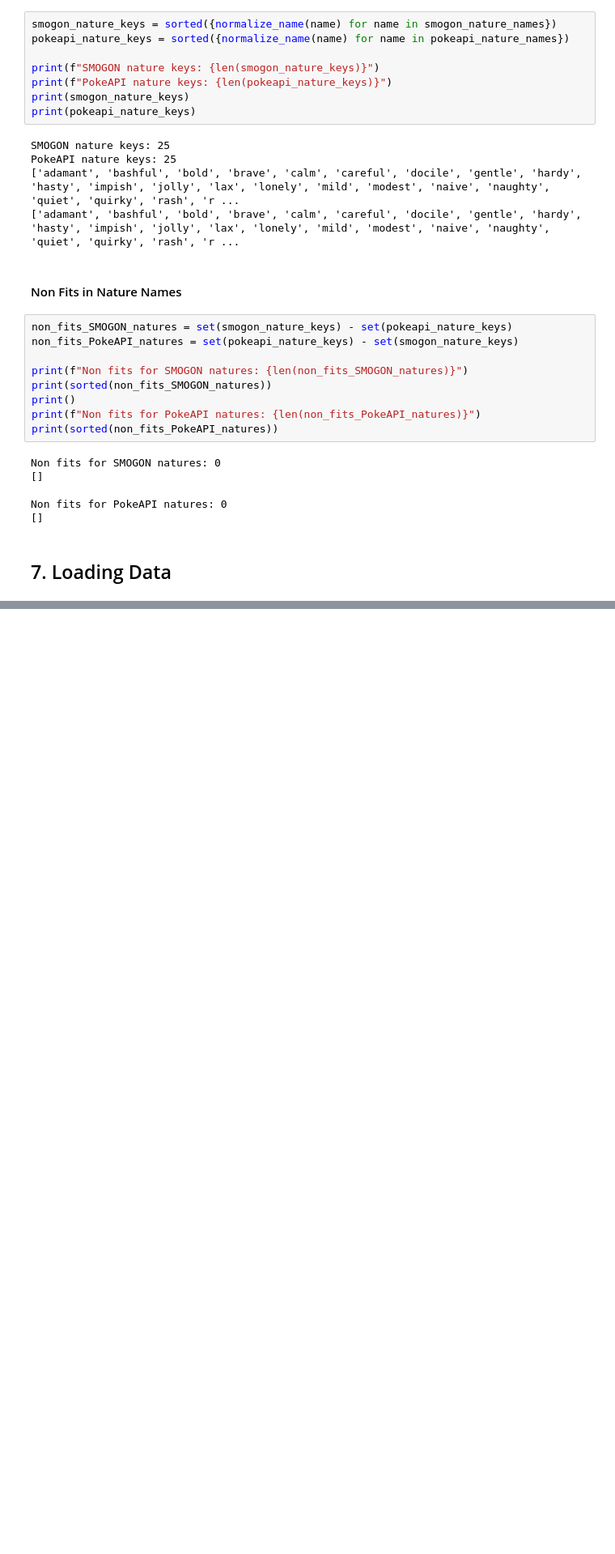
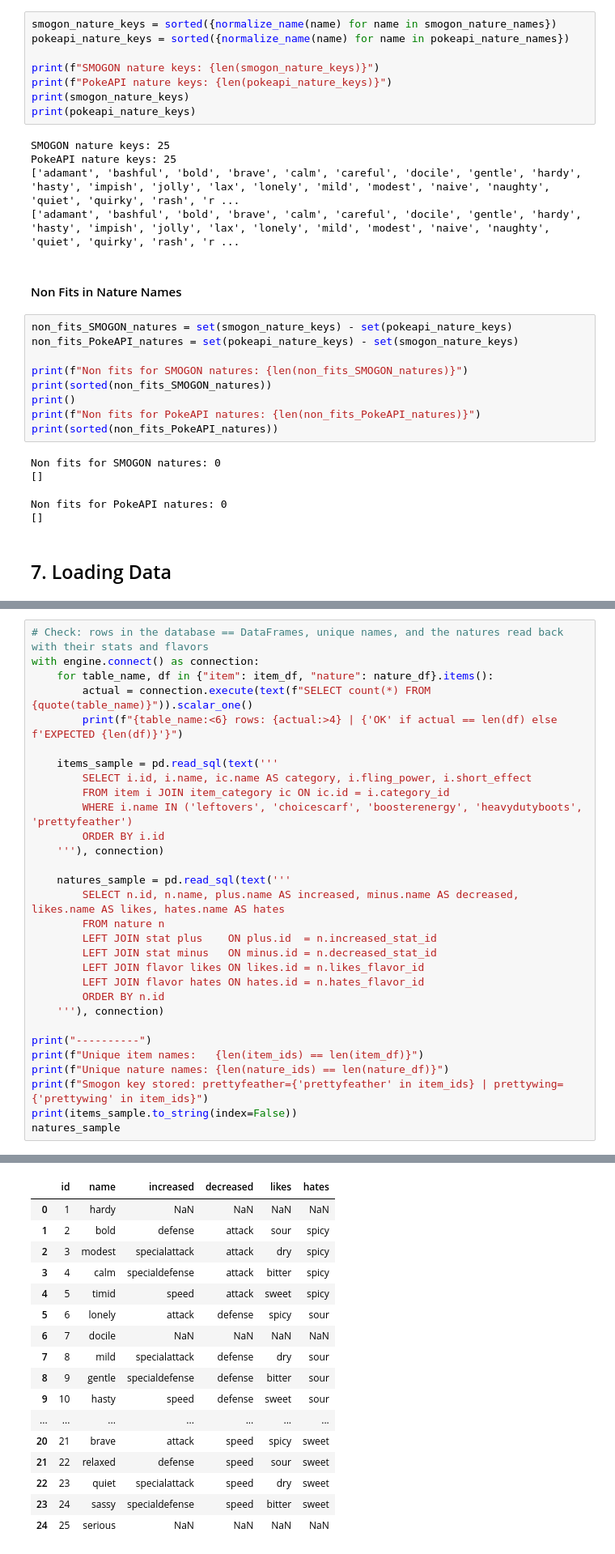
Before and after one commit to Roldao-Neto/Competitive_Pokemon_Data_Analysis, a Jupyter notebook: src/3-gold/parquet_postgres.ipynb, the cells around one changed output, grey strips where cells are left out. Shown at 81% size. Drawn from its saved outputs; the diff is of its cells as text; blank space fills up the shorter version.

```diff
--- a/src/3-gold/parquet_postgres.ipynb
+++ b/src/3-gold/parquet_postgres.ipynb
@@ -1023,0 +1518,31 @@ Load the dimensions first, then `metagame`, `usage` and the child tables. The lo
+# %%
+# Check: rows in the database == DataFrames, unique names, and the natures read back with their stats and flavors
+with engine.connect() as connection:
+    for table_name, df in {"item": item_df, "nature": nature_df}.items():
+        actual = connection.execute(text(f"SELECT count(*) FROM {quote(table_name)}")).scalar_one()
+        print(f"{table_name:<6} rows: {actual:>4} | {'OK' if actual == len(df) else f'EXPECTED {len(df)}'}")
+
+    items_sample = pd.read_sql(text('''
+        SELECT i.id, i.name, ic.name AS category, i.fling_power, i.short_effect
+        FROM item i JOIN item_category ic ON ic.id = i.category_id
+        WHERE i.name IN ('leftovers', 'choicescarf', 'boosterenergy', 'heavydutyboots', 'prettyfeather')
+        ORDER BY i.id
+    '''), connection)
+
+    natures_sample = pd.read_sql(text('''
+        SELECT n.id, n.name, plus.name AS increased, minus.name AS decreased, likes.name AS likes, hates.name AS hates
+        FROM nature n
+        LEFT JOIN stat plus    ON plus.id  = n.increased_stat_id
+        LEFT JOIN stat minus   ON minus.id = n.decreased_stat_id
+        LEFT JOIN flavor likes ON likes.id = n.likes_flavor_id
+        LEFT JOIN flavor hates ON hates.id = n.hates_flavor_id
+        ORDER BY n.id
+    '''), connection)
+
+print("----------")
+print(f"Unique item names:   {len(item_ids) == len(item_df)}")
+print(f"Unique nature names: {len(nature_ids) == len(nature_df)}")
+print(f"Smogon key stored: prettyfeather={'prettyfeather' in item_ids} | prettywing={'prettywing' in item_ids}")
+print(items_sample.to_string(index=False))
+natures_sample
+# %% [output]
@@ -1023,0 +1561,17 @@ Load the dimensions first, then `metagame`, `usage` and the child tables. The lo
+|  | id | name | increased | decreased | likes | hates |
+| 0 | 1 | hardy | NaN | NaN | NaN | NaN |
+| 1 | 2 | bold | defense | attack | sour | spicy |
+| 2 | 3 | modest | specialattack | attack | dry | spicy |
+| 3 | 4 | calm | specialdefense | attack | bitter | spicy |
+| 4 | 5 | timid | speed | attack | sweet | spicy |
+| 5 | 6 | lonely | attack | defense | spicy | sour |
+| 6 | 7 | docile | NaN | NaN | NaN | NaN |
+| 7 | 8 | mild | specialattack | defense | dry | sour |
+| 8 | 9 | gentle | specialdefense | defense | bitter | sour |
+| 9 | 10 | hasty | speed | defense | sweet | sour |
+| ... | ... | ... | ... | ... | ... | ... |
+| 20 | 21 | brave | attack | speed | spicy | sweet |
+| 21 | 22 | relaxed | defense | speed | sour | sweet |
+| 22 | 23 | quiet | specialattack | speed | dry | sweet |
+| 23 | 24 | sassy | specialdefense | speed | bitter | sweet |
+| 24 | 25 | serious | NaN | NaN | NaN | NaN |
```
Also changed, not shown: parts of 59 cells of this notebook.
